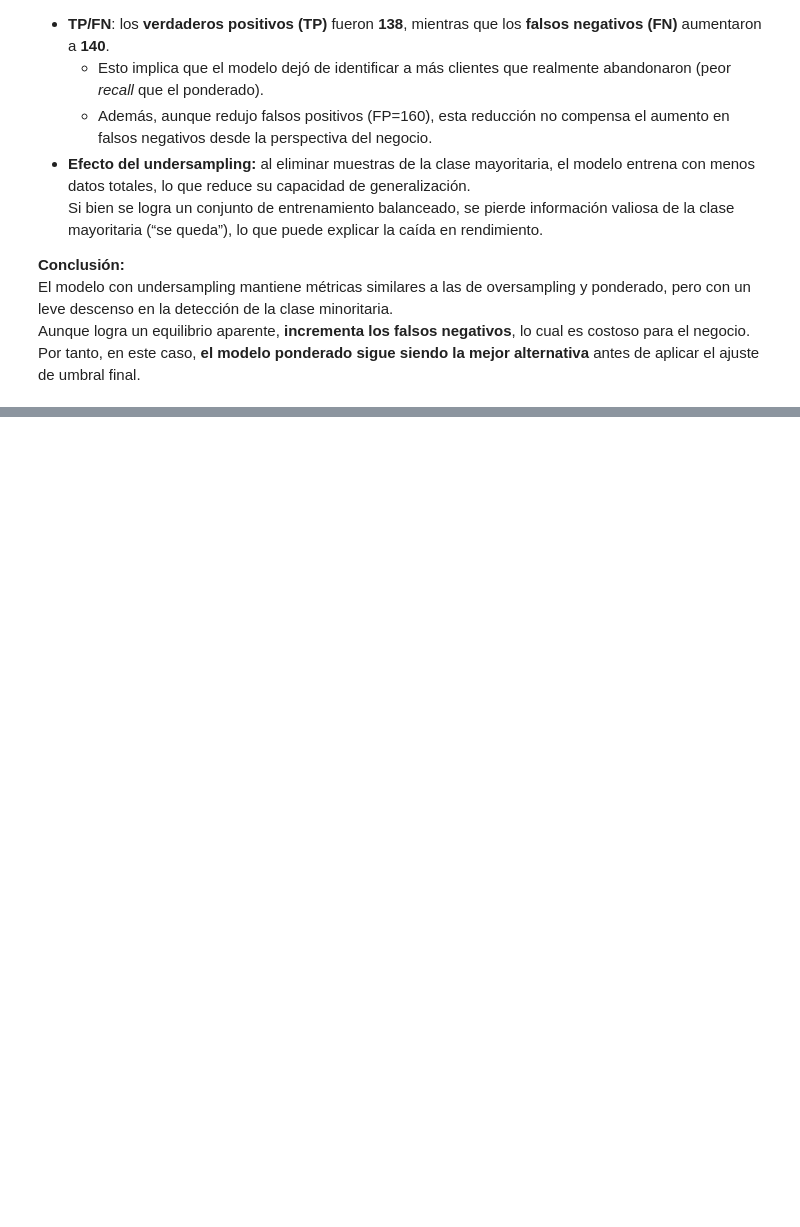
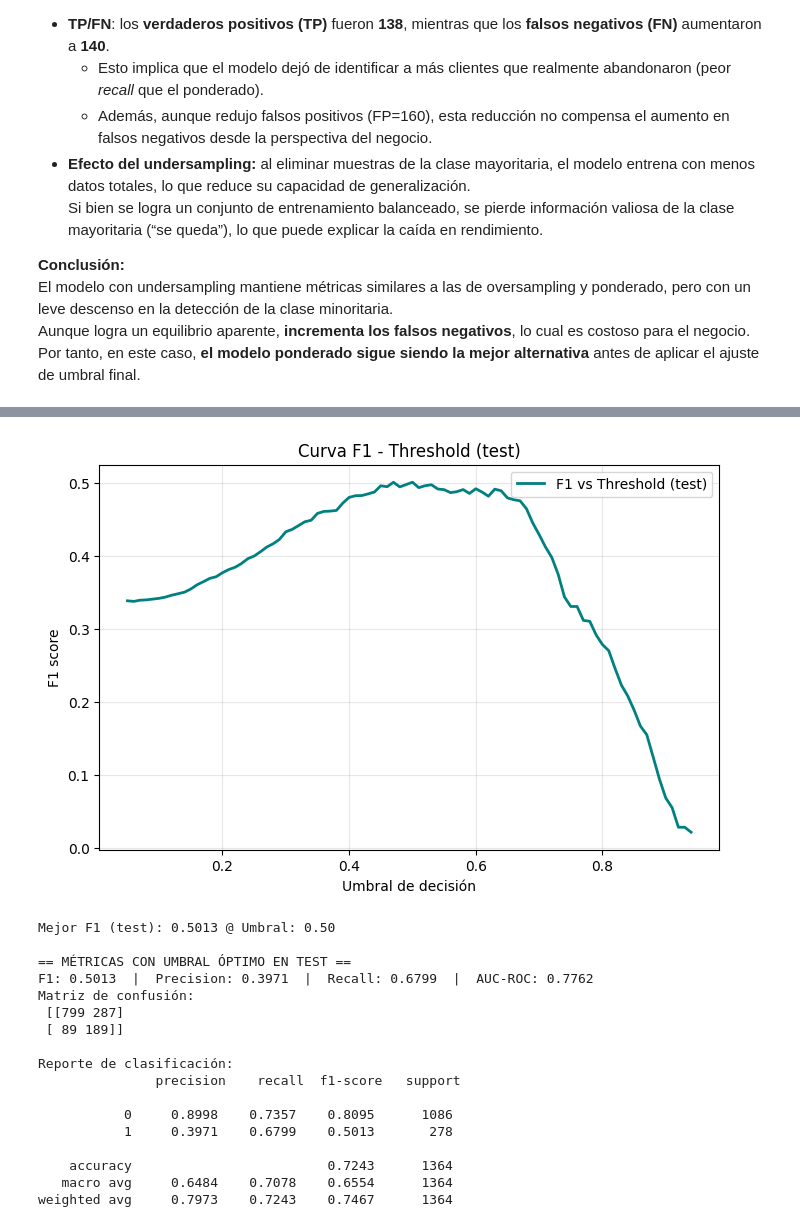
Before and after one commit to Marlene-Fraire/Sprint_10_churn_prediction, a Jupyter notebook: notebooks/churn_prediction.ipynb, the cells around one changed output, grey strips where cells are left out. Drawn from its saved outputs; the diff is of its cells as text; code cells hidden in the pictures; blank space fills up the shorter version.

```diff
--- a/notebooks/churn_prediction.ipynb
+++ b/notebooks/churn_prediction.ipynb
@@ -722,0 +809,54 @@ Por tanto, en este caso, **el modelo ponderado sigue siendo la mejor alternativa
+# %%
+# ---------------------------------------------------------------
+# Reajuste de umbral en conjunto de prueba
+# ---------------------------------------------------------------
+
+# 1) Curva F1–threshold en test
+T_test, F1_test = f1_curve(test_proba, y_test)
+
+plt.figure(figsize=(8,5))
+plt.plot(T_test, F1_test, label="F1 vs Threshold (test)", color="teal", linewidth=2)
+plt.title("Curva F1 - Threshold (test)")
+plt.xlabel("Umbral de decisión")
+plt.ylabel("F1 score")
+plt.grid(alpha=0.3)
+plt.legend()
+plt.show()
+
+# 2) Mejor F1 y umbral asociado en test
+best_f1_test = np.max(F1_test)
+best_t_test = T_test[np.argmax(F1_test)]
+print(F"Mejor F1 (test): {best_f1_test:.4f} @ Umbral: {best_t_test:.2f}")
+
+# 3) Recalcular métricas con el nuevo umbral
+test_preds_opt = (test_proba >= best_t_test).astype(int)
+
+f1_opt = f1_score(y_test, test_preds_opt)
+prec_opt = precision_score(y_test, test_preds_opt)
+rec_opt = recall_score(y_test, test_preds_opt)
+auc_opt = roc_auc_score(y_test, test_proba)
+cm_opt = confusion_matrix(y_test, test_preds_opt)
+
+print(f"\n== MÉTRICAS CON UMBRAL ÓPTIMO EN TEST ==")
+print(f"F1: {f1_opt:.4f}  |  Precision: {prec_opt:.4f}  |  Recall: {rec_opt:.4f}  |  AUC-ROC: {auc_opt:.4f} ")
+print("Matriz de confusión:\n", cm_opt)
+print("\nReporte de clasificación:\n", classification_report(y_test, test_preds_opt, digits=4))
+# %% [output]
+[figure, added]
+Mejor F1 (test): 0.5013 @ Umbral: 0.50
+
+== MÉTRICAS CON UMBRAL ÓPTIMO EN TEST ==
+F1: 0.5013  |  Precision: 0.3971  |  Recall: 0.6799  |  AUC-ROC: 0.7762
+Matriz de confusión:
+ [[799 287]
+ [ 89 189]]
+
+Reporte de clasificación:
+               precision    recall  f1-score   support
+
+           0     0.8998    0.7357    0.8095      1086
+           1     0.3971    0.6799    0.5013       278
+
+    accuracy                         0.7243      1364
+   macro avg     0.6484    0.7078    0.6554      1364
+weighted avg     0.7973    0.7243    0.7467      1364
```
Also changed, not shown: parts of 18 cells of this notebook, 1 other file.
